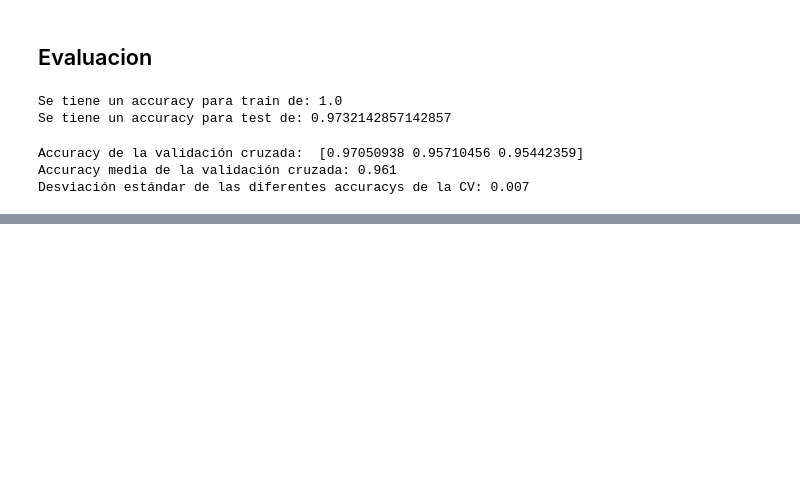
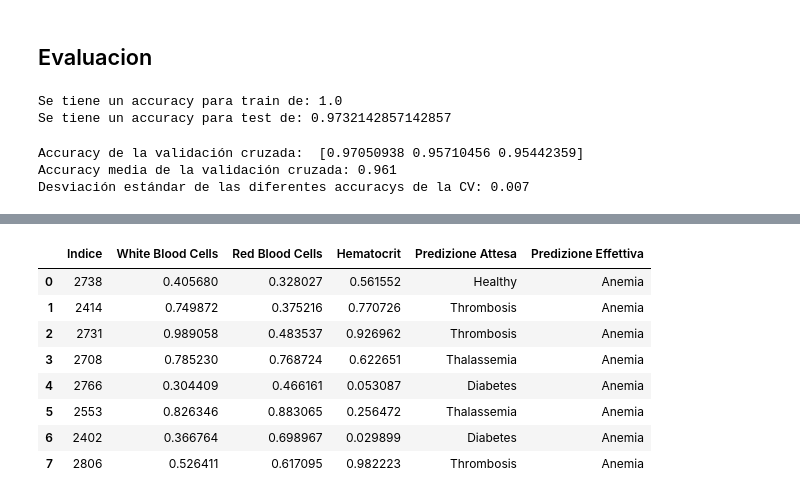
Before and after one commit to mariasuarezq/Multi_Agent_Model_for_Disease_Diagnosis_and_Classification, a Jupyter notebook: src/models_training/disease_classification/disease_classification.ipynb, the cells around one changed output, grey strips where cells are left out. Drawn from its saved outputs; the diff is of its cells as text; code cells hidden in the pictures; blank space fills up the shorter version.

```diff
--- a/src/models_training/disease_classification/disease_classification.ipynb
+++ b/src/models_training/disease_classification/disease_classification.ipynb
@@ -489,0 +641,35 @@ Desviación estándar de las diferentes accuracys de la CV: 0.007
+# %%
+# Ottenere i nomi delle classi
+class_names = encoder.categories_[0]
+
+# Convertire i numeri predetti in nomi di classi
+y_test_actual = np.argmax(y_test_encoded, axis=1)
+y_test_actual_names = [class_names[i] for i in y_test_actual]
+
+y_test_predicted = np.argmax(y_test_pred_xgb, axis=1)
+y_test_predicted_names = [class_names[i] for i in y_test_predicted]
+
+# Identificare gli indici degli errori
+error_indices = (y_test_actual != y_test_predicted)
+
+# Creare un DataFrame con i risultati errati
+df_errors = pd.DataFrame({
+    'Indice': X_test.index[error_indices],
+    'Predizione Attesa': [class_names[i] for i in y_test_actual[error_indices]],
+    'Predizione Effettiva': [class_names[i] for i in y_test_predicted[error_indices]]
+})
+
+# Aggiungere le variabili predittive per un'analisi più dettagliata
+df_errors = pd.concat([df_errors.reset_index(drop=True),
+                       X_test[error_indices].reset_index(drop=True)], axis=1)
+df_errors[['Indice','White Blood Cells', 'Red Blood Cells', 'Hematocrit', 'Predizione Attesa','Predizione Effettiva']]
+# %% [output]
+|  | Indice | White Blood Cells | Red Blood Cells | Hematocrit | Predizione Attesa | Predizione Effettiva |
+| 0 | 2738 | 0.405680 | 0.328027 | 0.561552 | Healthy | Anemia |
+| 1 | 2414 | 0.749872 | 0.375216 | 0.770726 | Thrombosis | Anemia |
+| 2 | 2731 | 0.989058 | 0.483537 | 0.926962 | Thrombosis | Anemia |
+| 3 | 2708 | 0.785230 | 0.768724 | 0.622651 | Thalassemia | Anemia |
+| 4 | 2766 | 0.304409 | 0.466161 | 0.053087 | Diabetes | Anemia |
+| 5 | 2553 | 0.826346 | 0.883065 | 0.256472 | Thalassemia | Anemia |
+| 6 | 2402 | 0.366764 | 0.698967 | 0.029899 | Diabetes | Anemia |
+| 7 | 2806 | 0.526411 | 0.617095 | 0.982223 | Thrombosis | Anemia |
```
Also changed, not shown: parts of 26 cells of this notebook, 1 other file.
